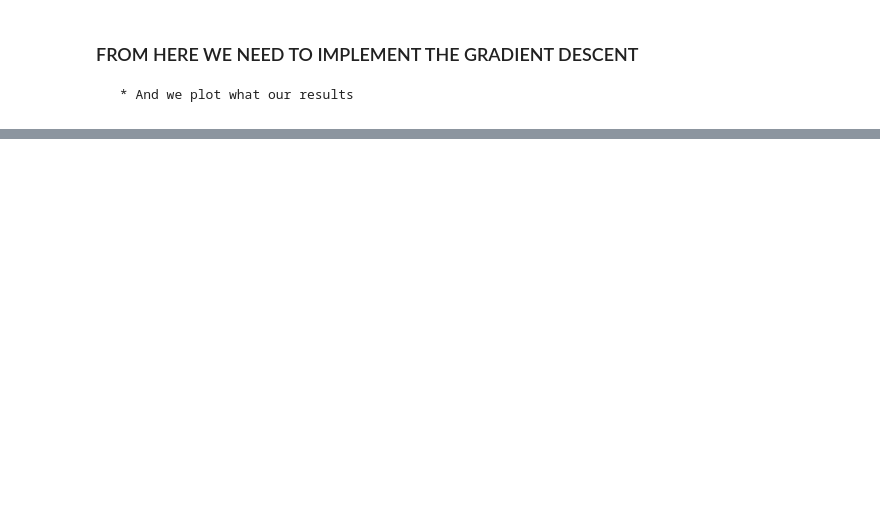
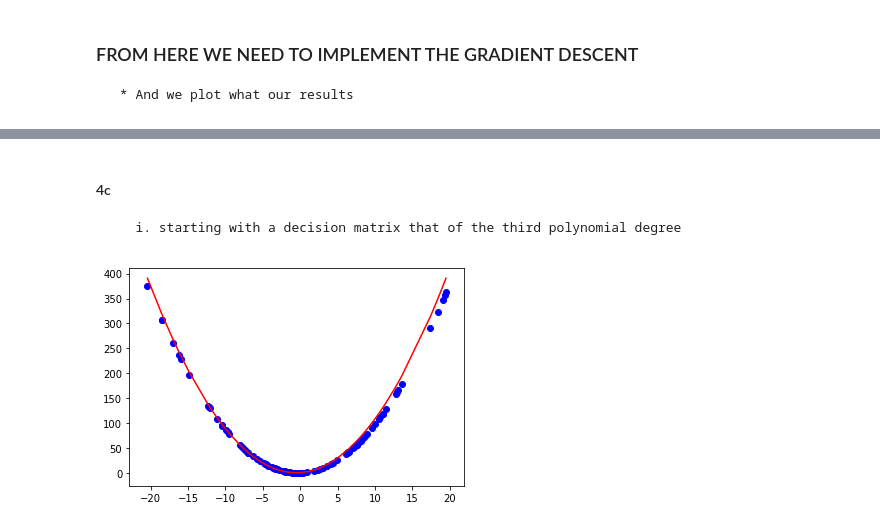
Before and after one commit to Beasty786/ml-linearRegression, a Jupyter notebook: LinearRegressionTut.ipynb, the cells around one changed output, grey strips where cells are left out. Cells and saved outputs as stored; diff of their text form; code cells hidden in the pictures; blank space fills up the shorter version.

```diff
--- a/LinearRegressionTut.ipynb
+++ b/LinearRegressionTut.ipynb
@@ -159,0 +163,10 @@ gradientDescent(2,data_x,data_y)
+# %% [markdown]
+#### 4c
+       i. starting with a decision matrix that of the third polynomial degree
+# %%
+#we pass the training data
+
+Matrix3 = designMatrix(3 , x_train)
+θ3 = gradientDescent(3,x_train,y_train) # 3 for order 3
+# %% [output]
+[figure, added]
```
Also changed, not shown: parts of 9 cells of this notebook.
